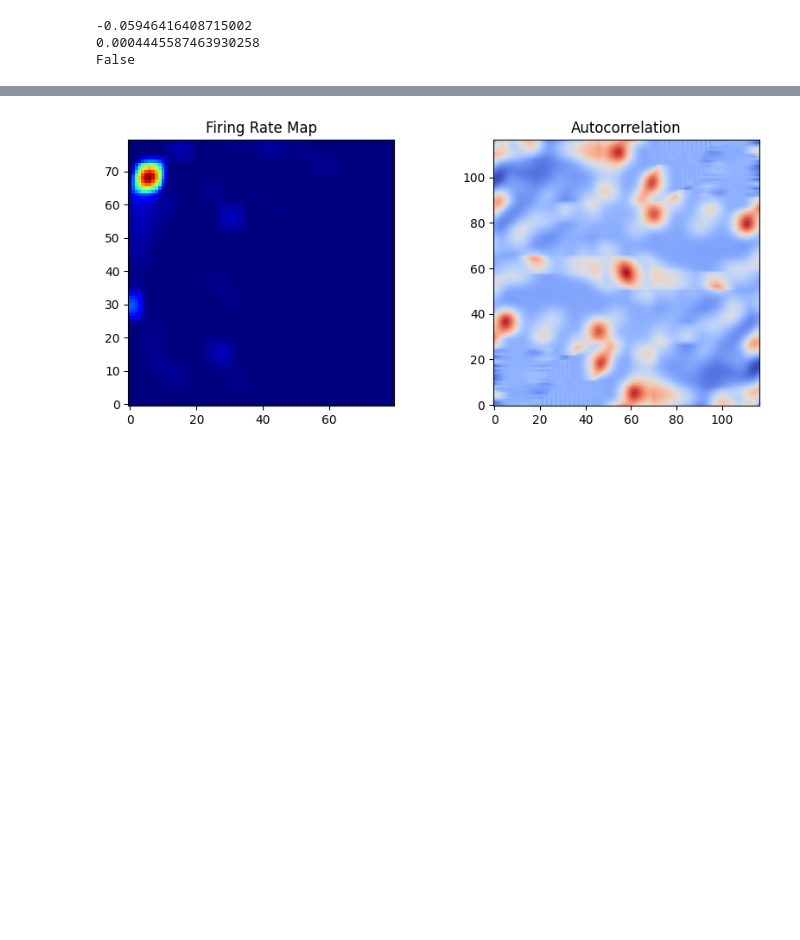
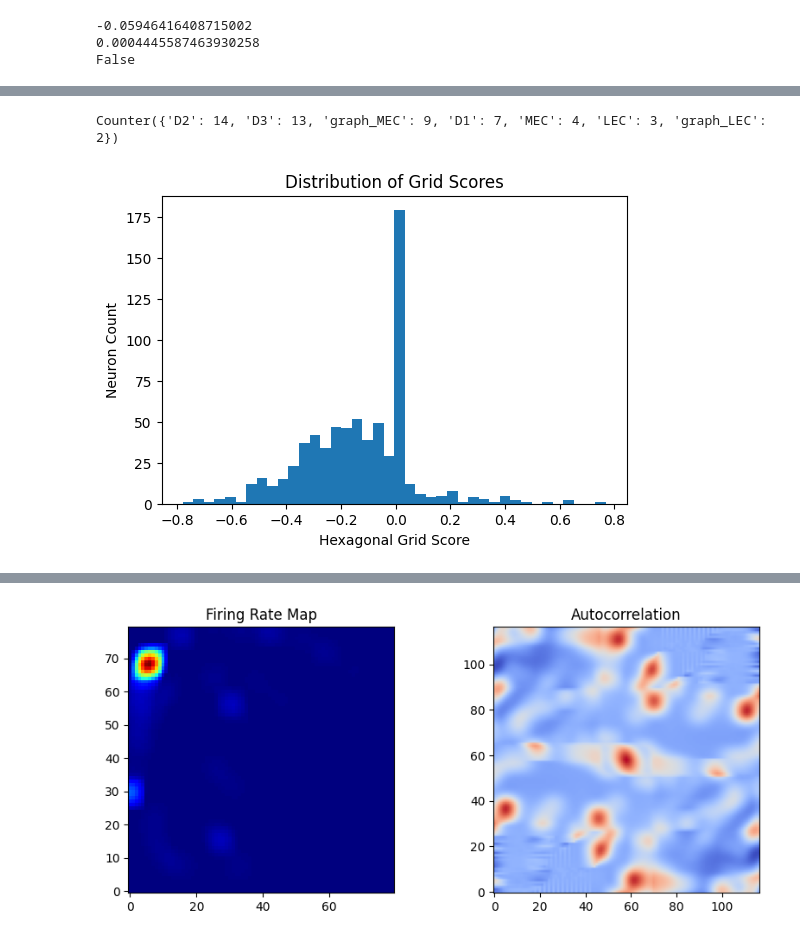
Before and after one commit to Sindhuramrutha/2d_hippocampal_cells, a Jupyter notebook: grid-cell-code/grid-cell-scorer.ipynb, the cells around one changed output, grey strips where cells are left out. Drawn from its saved outputs; the diff is of its cells as text; code cells hidden in the pictures; blank space fills up the shorter version.

```diff
--- a/grid-cell-code/grid-cell-scorer.ipynb
+++ b/grid-cell-code/grid-cell-scorer.ipynb
@@ -935,0 +936,21 @@ Grid cells found: 6
+# %%
+from collections import Counter
+
+layer_counts = Counter(r["layer"] for r in grid_cells)
+
+print(layer_counts)
+# %% [output]
+Counter({'D2': 14, 'D3': 13, 'graph_MEC': 9, 'D1': 7, 'MEC': 4, 'LEC': 3, 'graph_LEC': 2})
+# %%
+import matplotlib.pyplot as plt
+
+scores = [r["original_hgs"] for r in results]
+
+plt.figure(figsize=(6,4))
+plt.hist(scores, bins=40)
+plt.xlabel("Hexagonal Grid Score")
+plt.ylabel("Neuron Count")
+plt.title("Distribution of Grid Scores")
+plt.show()
+# %% [output]
+[figure, added]
```
Also changed, not shown: parts of 11 cells of this notebook, 2 other files.
